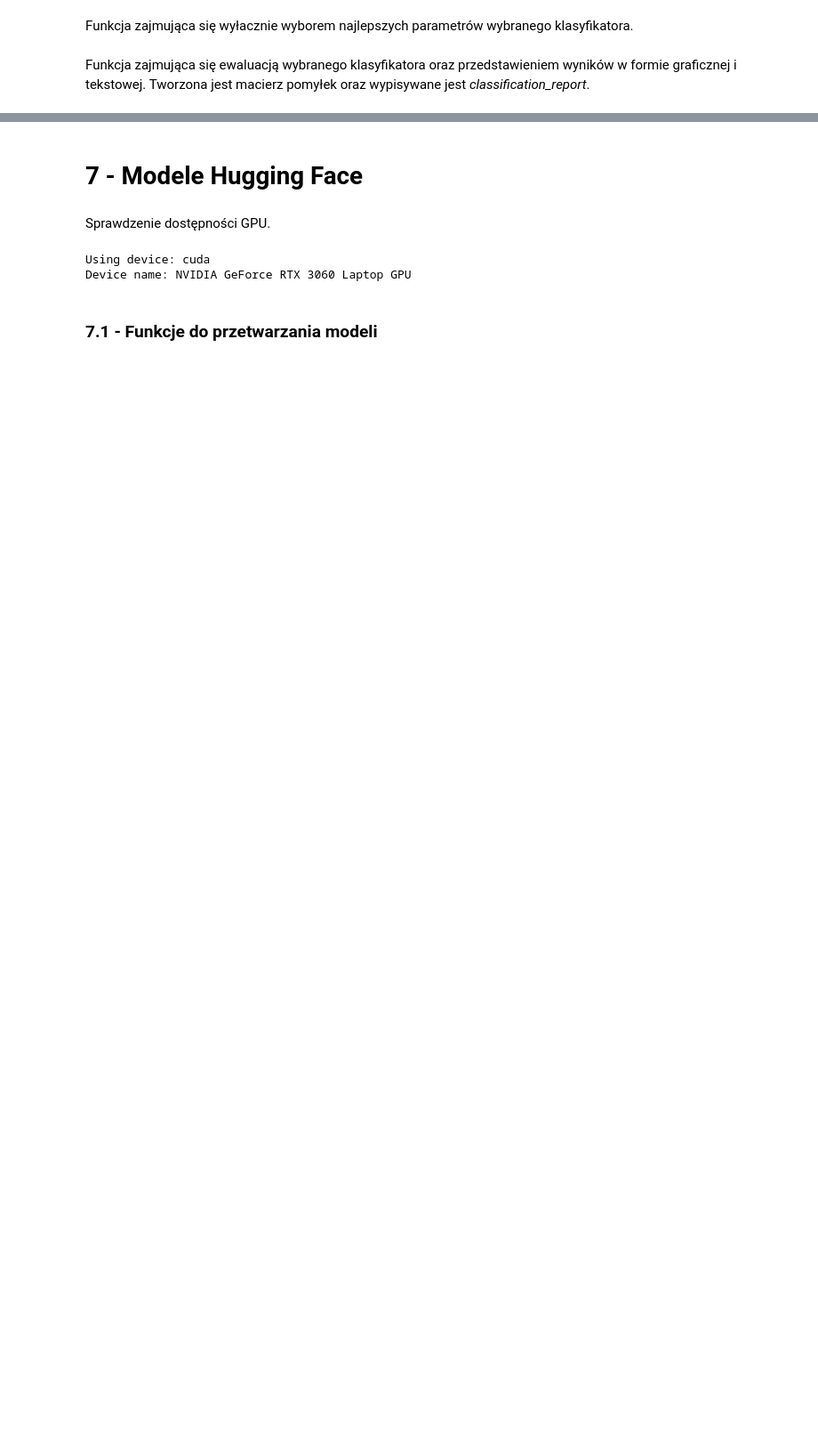
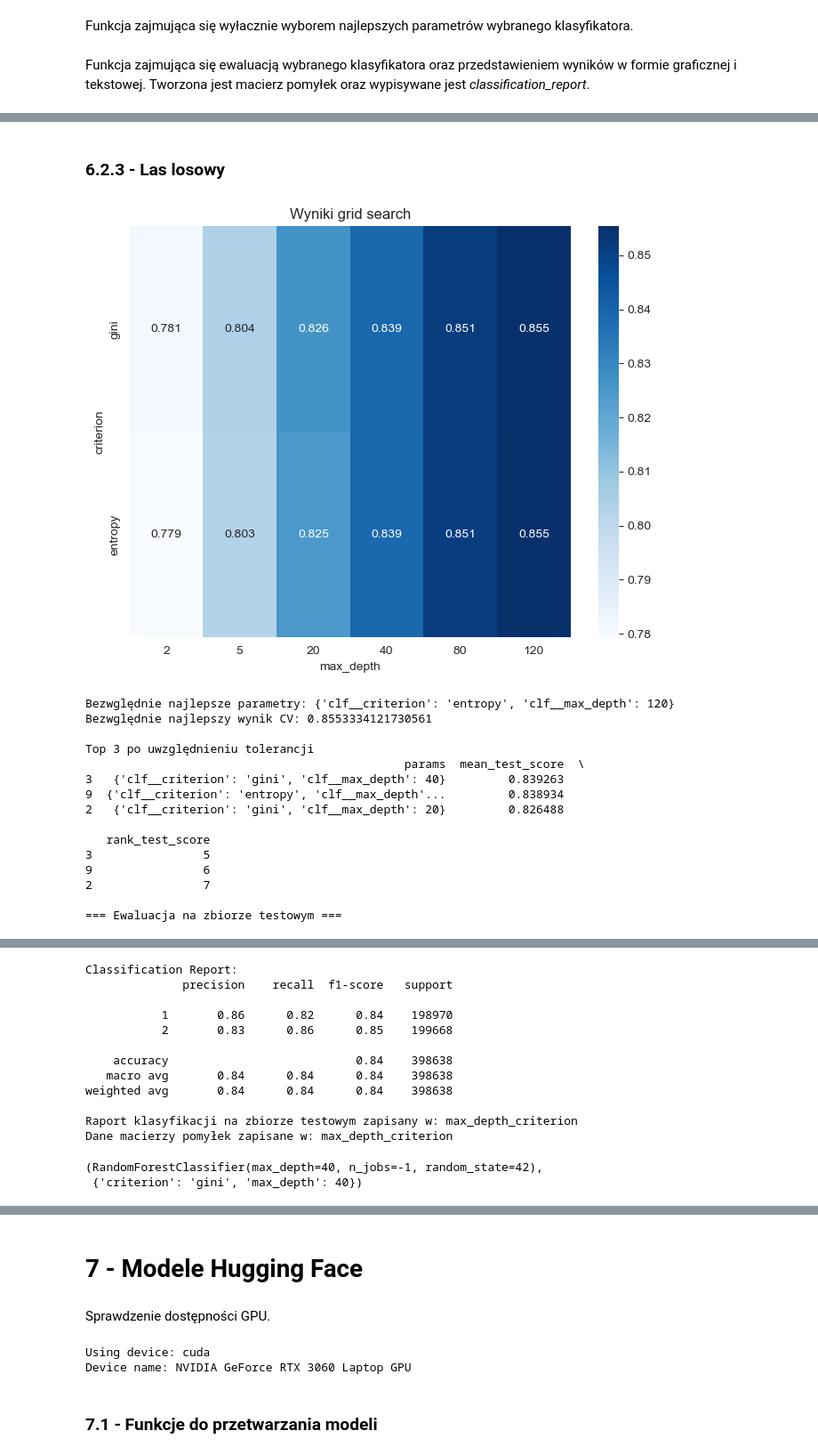
Before and after one commit to piatek5/ML-models-and-classifiers-analisis, a Jupyter notebook: main_notebook.ipynb, the cells around one changed output, grey strips where cells are left out. Shown at 89% size. Cells and saved outputs as stored; diff of their text form; code cells hidden in the pictures; blank space fills up the shorter version.

```diff
--- a/main_notebook.ipynb
+++ b/main_notebook.ipynb
@@ -841,0 +899,25 @@ weighted avg       0.74      0.74      0.74    398638
+# %% [markdown]
+### 6.2.3 - Las losowy
+# %%
+param_grid_rf = {
+    'clf__max_depth': [2, 5, 20, 40, 80, 120],
+    'clf__criterion': ['gini', 'entropy']
+}
+tune_and_evaluate_model(RandomForestClassifier(random_state=42, n_jobs=-1), X_train, y_train, X_test, y_test, param_grid_rf, best_tfidf, tfidf_train_matrix=X_train_tfidf, tfidf_test_matrix=X_test_tfidf)
+# %% [output]
+[figure, added]
+Bezwględnie najlepsze parametry: {'clf__criterion': 'entropy', 'clf__max_depth': 120}
+Bezwględnie najlepszy wynik CV: 0.8553334121730561
+
+Top 3 po uwzględnieniu tolerancji
+                                              params  mean_test_score  \
+3   {'clf__criterion': 'gini', 'clf__max_depth': 40}         0.839263
+9  {'clf__criterion': 'entropy', 'clf__max_depth'...         0.838934
+2   {'clf__criterion': 'gini', 'clf__max_depth': 20}         0.826488
+
+   rank_test_score
+3                5
+9                6
+2                7
+
+=== Ewaluacja na zbiorze testowym ===
@@ -841,0 +925,14 @@ weighted avg       0.74      0.74      0.74    398638
+Classification Report:
+              precision    recall  f1-score   support
+
+           1       0.86      0.82      0.84    198970
+           2       0.83      0.86      0.85    199668
+
+    accuracy                           0.84    398638
+   macro avg       0.84      0.84      0.84    398638
+weighted avg       0.84      0.84      0.84    398638
+
+Raport klasyfikacji na zbiorze testowym zapisany w: max_depth_criterion
+Dane macierzy pomyłek zapisane w: max_depth_criterion
+(RandomForestClassifier(max_depth=40, n_jobs=-1, random_state=42),
+ {'criterion': 'gini', 'max_depth': 40})
```
Also changed, not shown: parts of 37 cells of this notebook.
